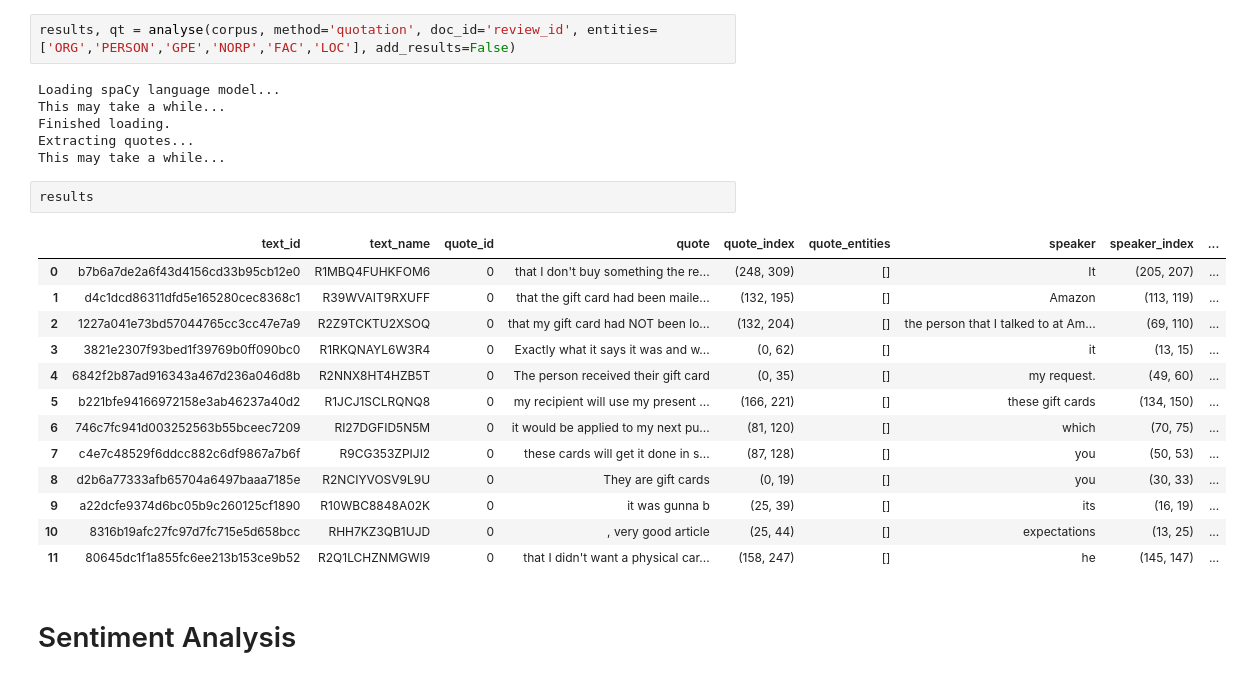
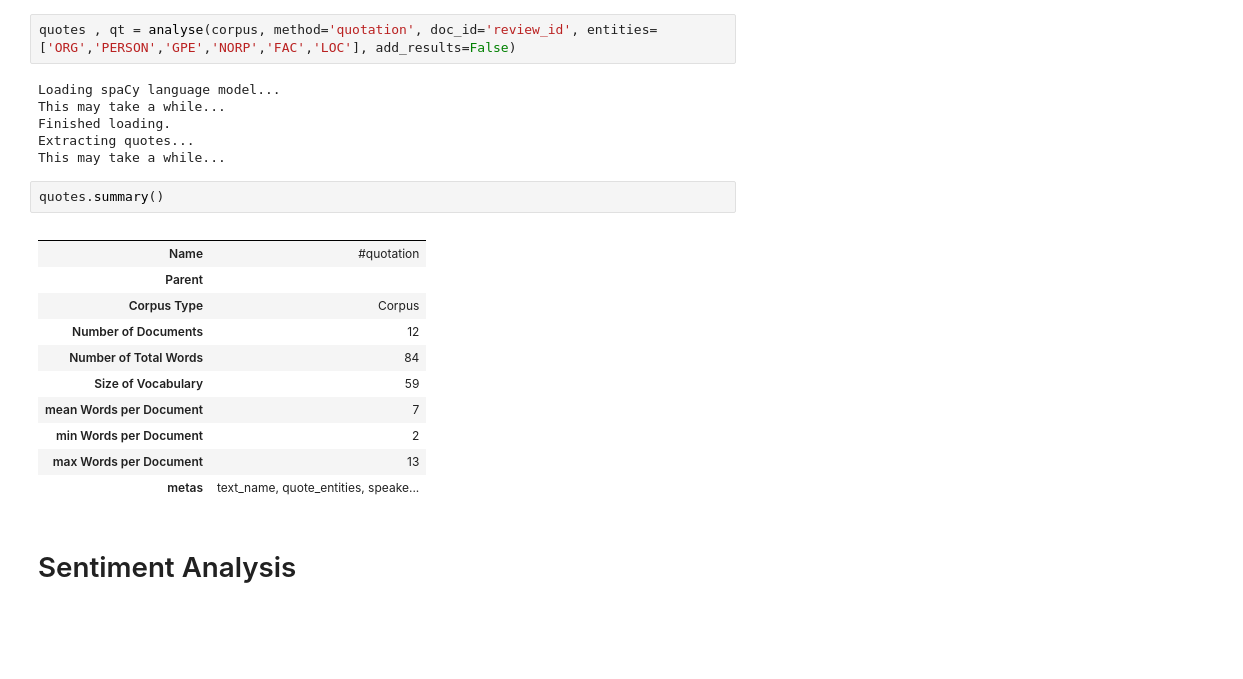
Before and after one commit to Sydney-Informatics-Hub/juxtorpus, a Jupyter notebook: notebooks/workshops/analyse.ipynb, the cells around one changed output. Drawn from its saved outputs; the diff is of its cells as text; blank space fills up the shorter version.

Commit message:
doc(analyse): update quotation section

```diff
--- a/notebooks/workshops/analyse.ipynb
+++ b/notebooks/workshops/analyse.ipynb
@@ -19,7 +19,7 @@ corpus = Corpus.from_dataframe(pd.read_excel('notebooks/workshops/amazon_us_revi
 # %% [markdown]
 # Quotation
 # %%
-results, qt = analyse(corpus, method='quotation', doc_id='review_id', entities=['ORG','PERSON','GPE','NORP','FAC','LOC'], add_results=False)
+quotes , qt = analyse(corpus, method='quotation', doc_id='review_id', entities=['ORG','PERSON','GPE','NORP','FAC','LOC'], add_results=False)
 # %% [output]
 Loading spaCy language model...
 This may take a while...
@@ -27,21 +27,19 @@ Finished loading.
 Extracting quotes...
 This may take a while...
 # %%
-results
+quotes.summary()
 # %% [output]
-|  | text_id | text_name | quote_id | quote | quote_index | quote_entities | speaker | speaker_index | ... |
-| 0 | b7b6a7de2a6f43d4156cd33b95cb12e0 | R1MBQ4FUHKFOM6 | 0 | that I don't buy something the re... | (248, 309) | [] | It | (205, 207) | ... |
-| 1 | d4c1dcd86311dfd5e165280cec8368c1 | R39WVAIT9RXUFF | 0 | that the gift card had been maile... | (132, 195) | [] | Amazon | (113, 119) | ... |
-| 2 | 1227a041e73bd57044765cc3cc47e7a9 | R2Z9TCKTU2XSOQ | 0 | that my gift card had NOT been lo... | (132, 204) | [] | the person that I talked to at Am... | (69, 110) | ... |
-| 3 | 3821e2307f93bed1f39769b0ff090bc0 | R1RKQNAYL6W3R4 | 0 | Exactly what it says it was and w... | (0, 62) | [] | it | (13, 15) | ... |
-| 4 | 6842f2b87ad916343a467d236a046d8b | R2NNX8HT4HZB5T | 0 | The person received their gift card | (0, 35) | [] | my request. | (49, 60) | ... |
-| 5 | b221bfe94166972158e3ab46237a40d2 | R1JCJ1SCLRQNQ8 | 0 | my recipient will use my present ... | (166, 221) | [] | these gift cards | (134, 150) | ... |
-| 6 | 746c7fc941d003252563b55bceec7209 | RI27DGFID5N5M | 0 | it would be applied to my next pu... | (81, 120) | [] | which | (70, 75) | ... |
-| 7 | c4e7c48529f6ddcc882c6df9867a7b6f | R9CG353ZPIJI2 | 0 | these cards will get it done in s... | (87, 128) | [] | you | (50, 53) | ... |
-| 8 | d2b6a77333afb65704a6497baaa7185e | R2NCIYVOSV9L9U | 0 | They are gift cards | (0, 19) | [] | you | (30, 33) | ... |
-| 9 | a22dcfe9374d6bc05b9c260125cf1890 | R10WBC8848A02K | 0 | it was gunna b | (25, 39) | [] | its | (16, 19) | ... |
-| 10 | 8316b19afc27fc97d7fc715e5d658bcc | RHH7KZ3QB1UJD | 0 | , very good article | (25, 44) | [] | expectations | (13, 25) | ... |
-| 11 | 80645dc1f1a855fc6ee213b153ce9b52 | R2Q1LCHZNMGWI9 | 0 | that I didn't want a physical car... | (158, 247) | [] | he | (145, 147) | ... |
+|  |  |
+| Name | #quotation |
+| Parent |  |
+| Corpus Type | Corpus |
+| Number of Documents | 12 |
+| Number of Total Words | 84 |
+| Size of Vocabulary | 59 |
+| mean Words per Document | 7 |
+| min Words per Document | 2 |
+| max Words per Document | 13 |
+| metas | text_name, quote_entities, speake... |
 # %% [markdown]
 # Sentiment Analysis
 # %%
```
